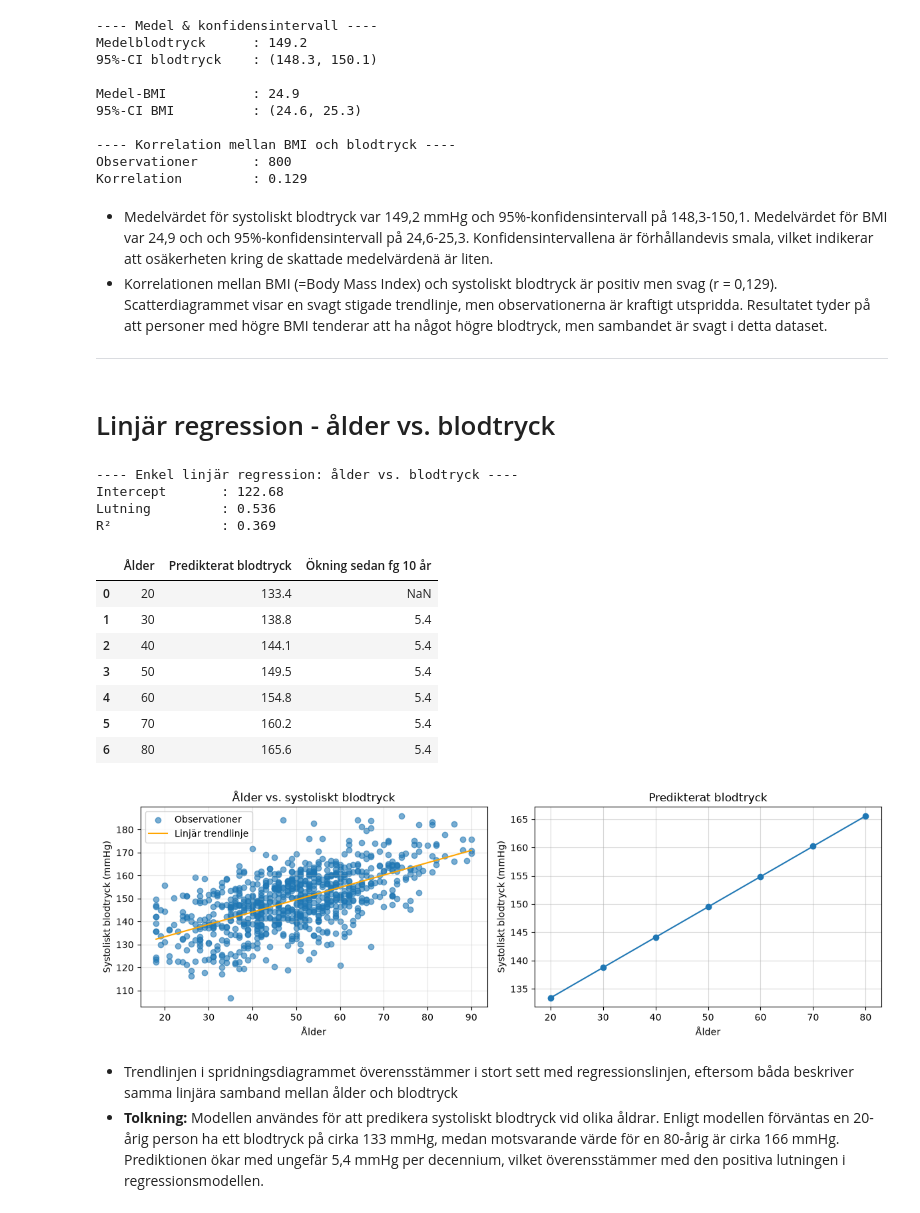
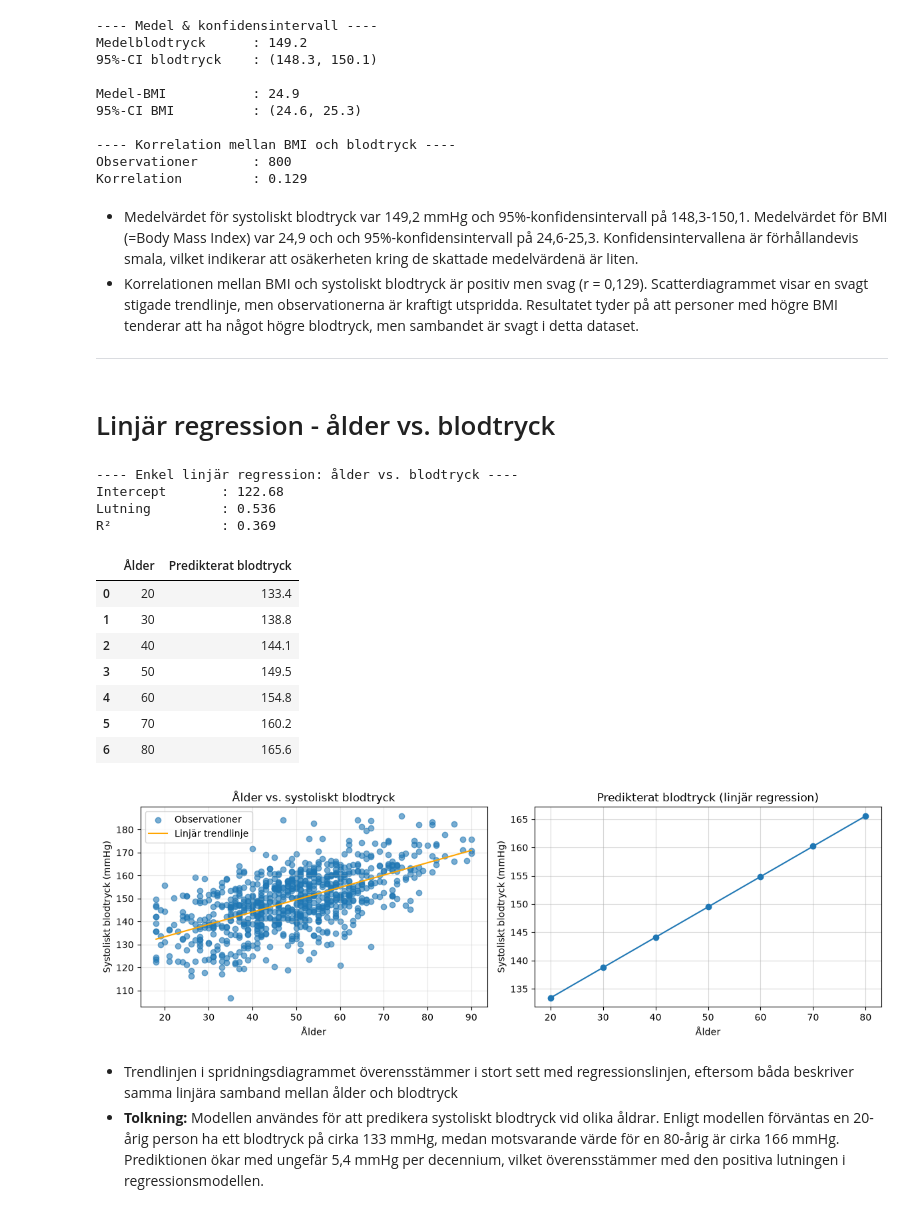
Before and after one commit to Janiika/health-study-analysis, a Jupyter notebook: notebooks/report_del2.ipynb, the cells around one changed output. Saved outputs shown, nothing was run; the diff lists cells and outputs as text; code cells hidden in the pictures.

```diff
--- a/notebooks/report_del2.ipynb
+++ b/notebooks/report_del2.ipynb
@@ -123,8 +123,8 @@ Medel-BMI           : 24.9
 Observationer       : 800
 Korrelation         : 0.129
 # %% [markdown]
-- Medelvärdet för systoliskt blodtryck var 149,2 mmHg och 95%-konfidensintervall på 148,3-150,1. Medelvärdet för BMI var 24,9 och och 95%-konfidensintervall på 24,6-25,3. Konfidensintervallena är förhållandevis smala, vilket indikerar att osäkerheten kring de skattade medelvärdenä är liten.
-- Korrelationen mellan BMI (=Body Mass Index) och systoliskt blodtryck är positiv men svag (r = 0,129). Scatterdiagrammet visar en svagt stigade trendlinje, men observationerna är kraftigt utspridda. Resultatet tyder på att personer med högre BMI tenderar att ha något högre blodtryck, men sambandet är svagt i detta dataset.
+- Medelvärdet för systoliskt blodtryck var 149,2 mmHg och 95%-konfidensintervall på 148,3-150,1. Medelvärdet för BMI (=Body Mass Index) var 24,9 och och 95%-konfidensintervall på 24,6-25,3. Konfidensintervallena är förhållandevis smala, vilket indikerar att osäkerheten kring de skattade medelvärdenä är liten.
+- Korrelationen mellan BMI och systoliskt blodtryck är positiv men svag (r = 0,129). Scatterdiagrammet visar en svagt stigade trendlinje, men observationerna är kraftigt utspridda. Resultatet tyder på att personer med högre BMI tenderar att ha något högre blodtryck, men sambandet är svagt i detta dataset.
 
 ***
 # %% [markdown]
@@ -145,56 +145,49 @@ R²              : {linreg.score(X, y):.3f}
 
 ages = [20, 30, 40, 50, 60, 70, 80]
 
-preds_df = pd.DataFrame({
-    "Ålder": ages,
-    "Predikterat blodtryck": linreg.predict(pd.DataFrame({"age": ages}))
-})
-
-preds_df["Ökning sedan fg 10 år"] = (
-    preds_df["Predikterat blodtryck"].diff()
-)
+preds_df = analyzer.predict_bp(ages)
 
 display(preds_df.round(1))
 
 fig, axes = plt.subplots(1, 2, figsize=(12, 4))
 
 plot_scatter_with_trendline(
     axes[0],
     x=df["age"],
     y=df["systolic_bp"],
     title="Ålder vs. systoliskt blodtryck",
     xlabel="Ålder",
     ylabel="Systoliskt blodtryck (mmHg)"
 )
 
 axes[1].plot(
     preds_df["Ålder"],
     preds_df["Predikterat blodtryck"],
     marker="o"
 )
 axes[1].set(
-    title="Predikterat blodtryck",
+    title="Predikterat blodtryck (linjär regression)",
     xlabel="Ålder",
     ylabel="Systoliskt blodtryck (mmHg)"
 )
 axes[1].grid(True, alpha=0.5)
 
 plt.tight_layout()
 plt.show()
 # %% [output]
 ---- Enkel linjär regression: ålder vs. blodtryck ----
 Intercept       : 122.68
 Lutning         : 0.536
 R²              : 0.369
-|  | Ålder | Predikterat blodtryck | Ökning sedan fg 10 år |
-| 0 | 20 | 133.4 | NaN |
-| 1 | 30 | 138.8 | 5.4 |
-| 2 | 40 | 144.1 | 5.4 |
-| 3 | 50 | 149.5 | 5.4 |
-| 4 | 60 | 154.8 | 5.4 |
-| 5 | 70 | 160.2 | 5.4 |
-| 6 | 80 | 165.6 | 5.4 |
+|  | Ålder | Predikterat blodtryck |
+| 0 | 20 | 133.4 |
+| 1 | 30 | 138.8 |
+| 2 | 40 | 144.1 |
+| 3 | 50 | 149.5 |
+| 4 | 60 | 154.8 |
+| 5 | 70 | 160.2 |
+| 6 | 80 | 165.6 |
-[figure, old version]
+[figure, new version]
 # %% [markdown]
 - Trendlinjen i spridningsdiagrammet överensstämmer i stort sett med regressionslinjen, eftersom båda beskriver samma linjära samband mellan ålder och blodtryck
 - **Tolkning:** Modellen användes för att predikera systoliskt blodtryck vid olika åldrar. Enligt modellen förväntas en 20-årig person ha ett blodtryck på cirka 133 mmHg, medan motsvarande värde för en 80-årig är cirka 166 mmHg. Prediktionen ökar med ungefär 5,4 mmHg per decennium, vilket överensstämmer med den positiva lutningen i regressionsmodellen.
```
Also changed, not shown: parts of 1 cell of this notebook, 1 other file.
